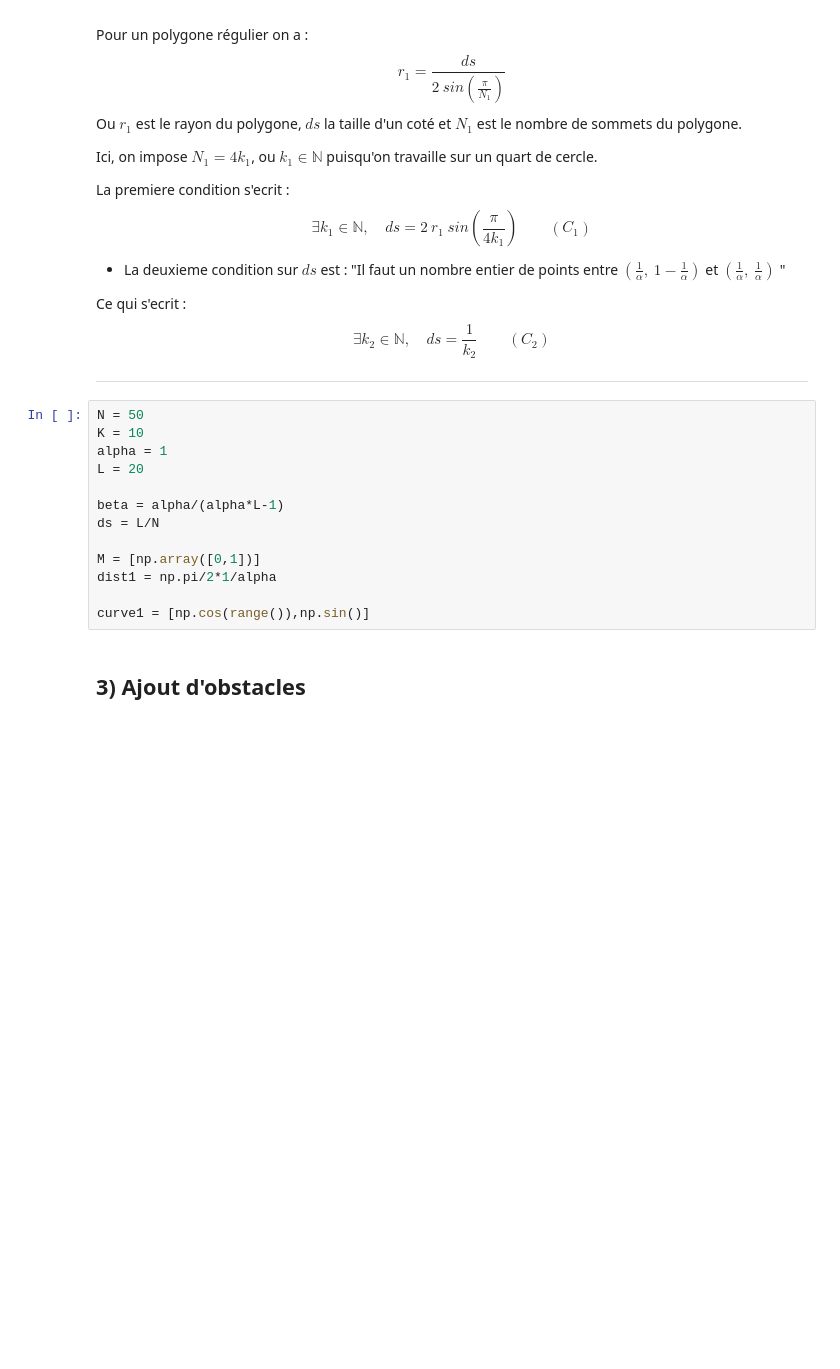
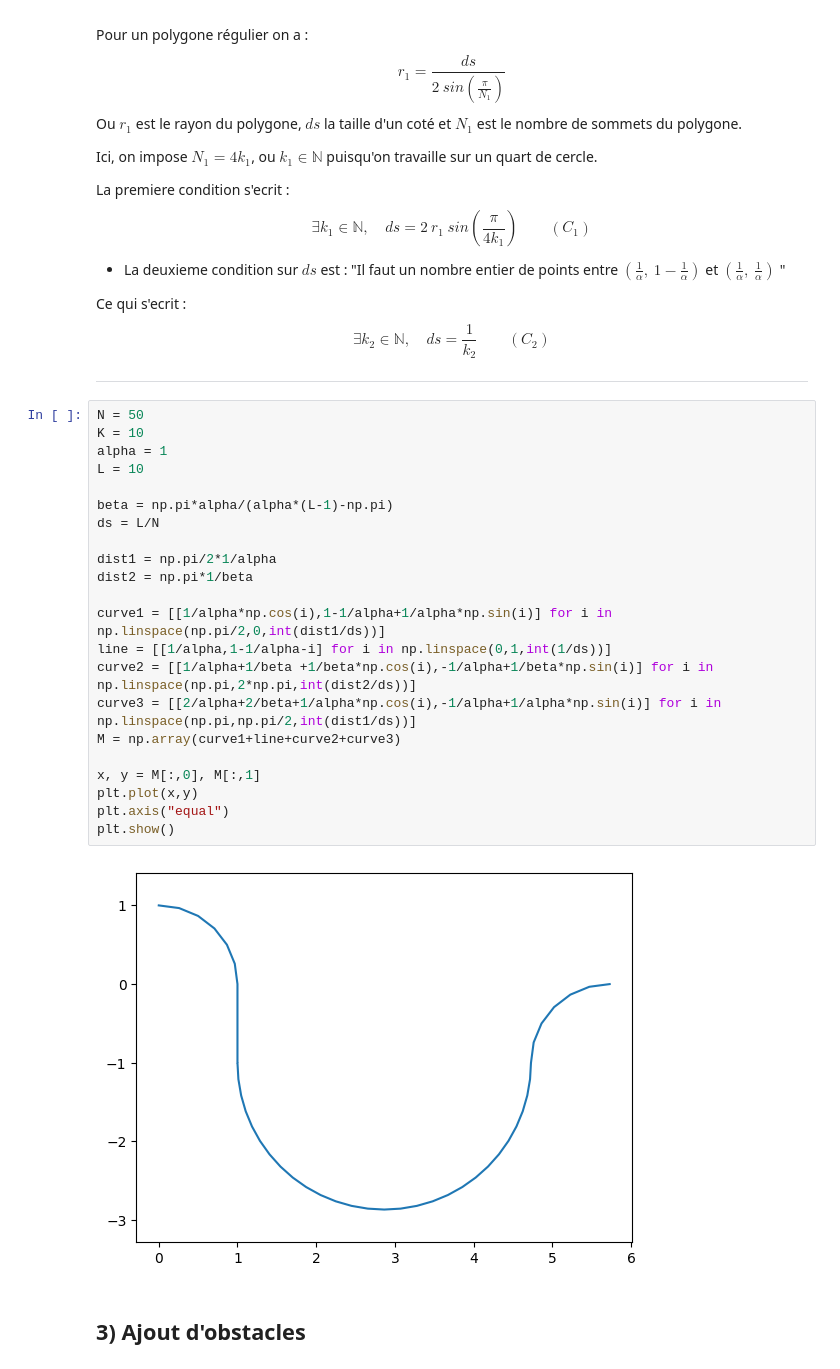
Before and after one commit to jack-evans1/projetOptimEvansMirri, a Jupyter notebook: projetTuyaux.ipynb, the cells around one changed output. Saved outputs shown, nothing was run; the diff lists cells and outputs as text; blank space fills up the shorter version.

```diff
--- a/projetTuyaux.ipynb
+++ b/projetTuyaux.ipynb
@@ -799,16 +799,27 @@ $$ \exists k_2 \in \mathbb{N}, \quad ds = \frac{1}{k_2} \qquad (C_2)$$
 # %%
 N = 50
 K = 10
 alpha = 1
-L = 20
+L = 10
 
-beta = alpha/(alpha*L-1)
+beta = np.pi*alpha/(alpha*(L-1)-np.pi)
 ds = L/N
 
-M = [np.array([0,1])]
 dist1 = np.pi/2*1/alpha
+dist2 = np.pi*1/beta
 
-curve1 = [np.cos(range()),np.sin()]
+curve1 = [[1/alpha*np.cos(i),1-1/alpha+1/alpha*np.sin(i)] for i in np.linspace(np.pi/2,0,int(dist1/ds))]
+line = [[1/alpha,1-1/alpha-i] for i in np.linspace(0,1,int(1/ds))]
+curve2 = [[1/alpha+1/beta +1/beta*np.cos(i),-1/alpha+1/beta*np.sin(i)] for i in np.linspace(np.pi,2*np.pi,int(dist2/ds))]
+curve3 = [[2/alpha+2/beta+1/alpha*np.cos(i),-1/alpha+1/alpha*np.sin(i)] for i in np.linspace(np.pi,np.pi/2,int(dist1/ds))]
+M = np.array(curve1+line+curve2+curve3)
+
+x, y = M[:,0], M[:,1]
+plt.plot(x,y)
+plt.axis("equal")
+plt.show()
+# %% [output]
+[figure, added]
 # %% [markdown]
 ## 3) Ajout d'obstacles
 # %% [markdown]
```
